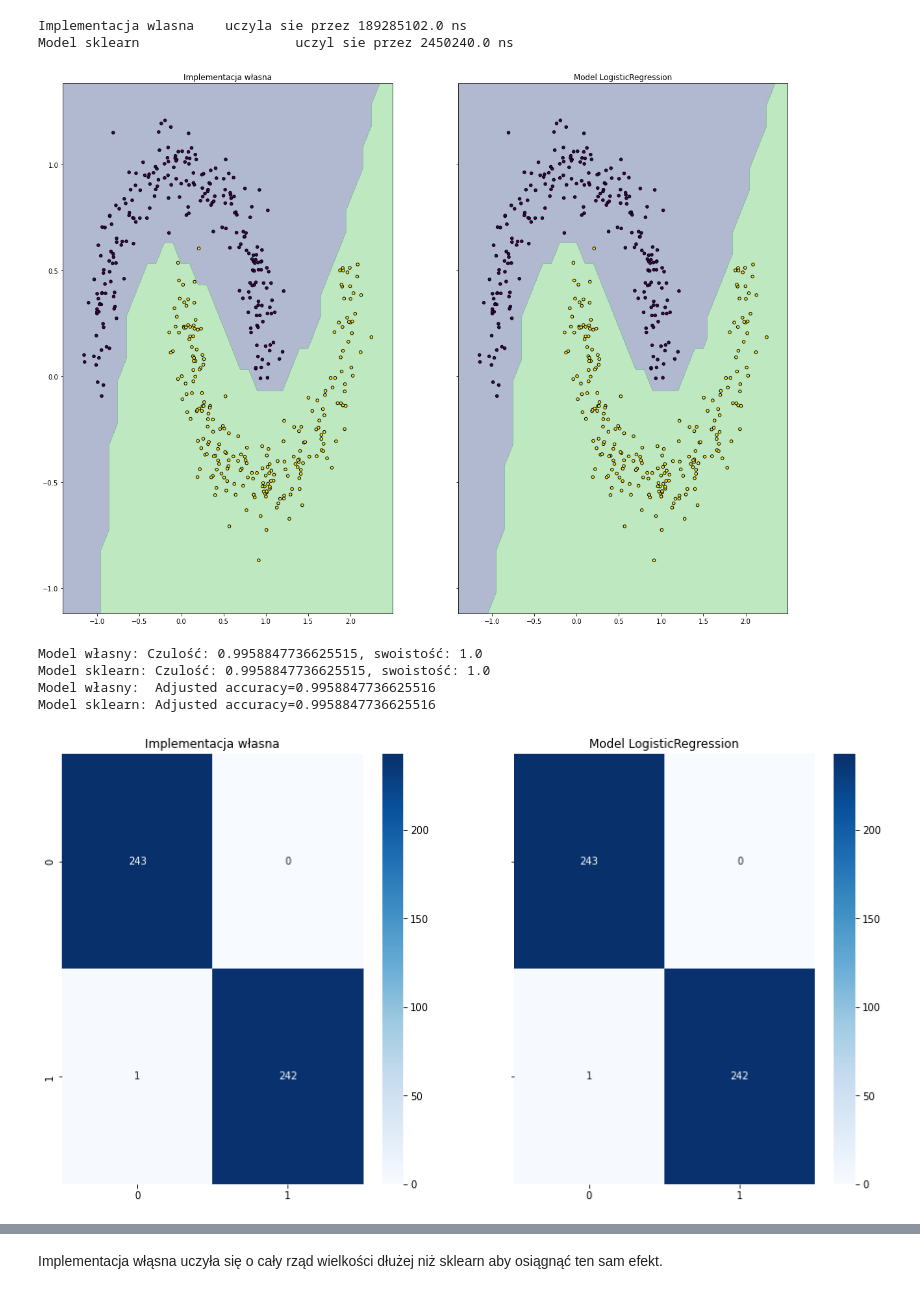
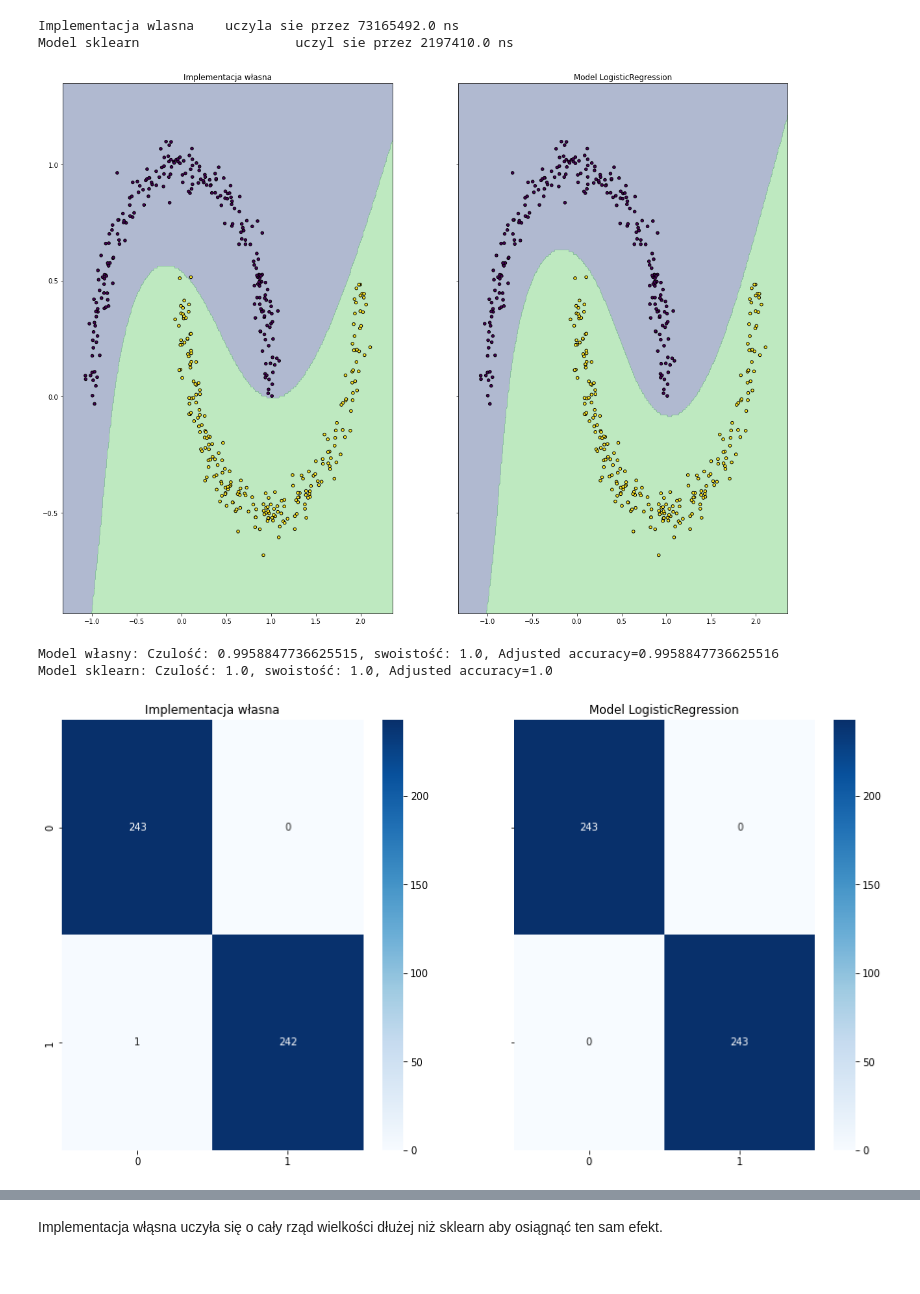
Before and after one commit to DonChaka/PUM, a Jupyter notebook: 3.RegresjaLogistyczna/3RegresjaLogistyczna.ipynb, the cells around one changed output, grey strips where cells are left out. Drawn from its saved outputs; the diff is of its cells as text; code cells hidden in the pictures.

```diff
--- a/3.RegresjaLogistyczna/3RegresjaLogistyczna.ipynb
+++ b/3.RegresjaLogistyczna/3RegresjaLogistyczna.ipynb
@@ -4,15 +4,16 @@ from IPython.core.display_functions import display
 from sklearn.datasets import make_classification, make_moons
 import numpy as np
 import matplotlib.pyplot as plt
+from sklearn.dummy import DummyClassifier
 from sklearn.linear_model import RidgeClassifier
 from sklearn.model_selection import train_test_split
 from sklearn.metrics import confusion_matrix, ConfusionMatrixDisplay, classification_report, roc_curve, RocCurveDisplay, auc, roc_auc_score, f1_score, balanced_accuracy_score
-from time import time_ns
+from time import time_ns, time
 import seaborn as sns
 import pandas as pd
 from sklearn.linear_model import LogisticRegression
 from sklearn.preprocessing import PolynomialFeatures, OneHotEncoder
-plt.rcParams["figure.figsize"] = (40,20)
+plt.rcParams["figure.figsize"] = (20,10)
 random_state = 244827
 n_samples = 2427
 # %%
@@ -55,8 +56,8 @@ class MyLogisticRegression:
 
             self.costs.append(cost)
 
-            # if len(self.costs) >= 2 and self.costs[-2] - self.costs[-1] < self.min_cost_diff:
-            #     break
+            if len(self.costs) >= 2 and self.costs[-2] - self.costs[-1] < self.min_cost_diff:
+                break
 
             if len(self.costs) >= 2 and self.costs[-1] > self.costs[-2]:
                 self.learning_rate /= 2
@@ -111,7 +112,7 @@ class PUMData:
 # %%
 def compare_models(data: PUMData, poly_degree=1, use_bias=False, verbose=3):
     my_start = time_ns()
-    my_model = MyLogisticRegression(learning_rate=0.005, max_iter=1000, min_cost_diff=1e-4, cost_function=logistic_cost)
+    my_model = MyLogisticRegression(learning_rate=0.01, max_iter=100, min_cost_diff=1e-4, cost_function=logistic_cost)
     for _ in range(100):
         my_model = MyLogisticRegression(learning_rate=1, max_iter=1000, min_cost_diff=1e-4, cost_function=logistic_cost)
         my_model.fit(data.x_train, data.y_train)
@@ -130,7 +131,7 @@ def compare_models(data: PUMData, poly_degree=1, use_bias=False, verbose=3):
     # if verbose >= 3 and data.x_train.shape[1] == 2:
     x_min, x_max = data.x_test[:, 0].min() - 0.25, data.x_test[:, 0].max() + 0.25
     y_min, y_max = data.x_test[:, 1].min() - 0.25, data.x_test[:, 1].max() + 0.25
-    xx, yy = np.meshgrid(np.arange(x_min, x_max, 0.1), np.arange(y_min, y_max, 0.1))
+    xx, yy = np.meshgrid(np.arange(x_min, x_max, 0.01), np.arange(y_min, y_max, 0.01))
     mesh_data = np.c_[xx.ravel(), yy.ravel()]
 
     if poly_degree > 1:
@@ -164,12 +165,12 @@ def compare_models(data: PUMData, poly_degree=1, use_bias=False, verbose=3):
     specifity_an = cm_an[0, 0] / (cm_an[0, 0] + cm_an[0, 1])
 
     if verbose >= 1:
-        print(f'Model własny: Czulość: {sensitivity_an}, swoistość: {specifity_an}')
-        print(f'Model sklearn: Czulość: {sensitivity_sk}, swoistość: {specifity_sk}')
+        print(f'Model własny: Czulość: {sensitivity_an}, swoistość: {specifity_an}, Adjusted accuracy={balanced_accuracy_score(data.y_test, y_an_predicted, adjusted=True)}')
+        print(f'Model sklearn: Czulość: {sensitivity_sk}, swoistość: {specifity_sk}, Adjusted accuracy={balanced_accuracy_score(data.y_test, y_sk_predicted, adjusted=True)}')
 
-    if verbose >= 0.5:
-        print(f'Model własny:  Adjusted accuracy={balanced_accuracy_score(data.y_test, y_an_predicted, adjusted=True)}')
-        print(f'Model sklearn: Adjusted accuracy={balanced_accuracy_score(data.y_test, y_sk_predicted, adjusted=True)}')
+    # if verbose >= 0.5:
+    #     print(f'Model własny:  Adjusted accuracy={balanced_accuracy_score(data.y_test, y_an_predicted, adjusted=True)}')
+    #     print(f'Model sklearn: Adjusted accuracy={balanced_accuracy_score(data.y_test, y_sk_predicted, adjusted=True)}')
 
     if verbose >= 2:
         f, axarr = plt.subplots(1, 2, sharex="col", sharey="row", figsize=(15, 8))
@@ -210,14 +209,12 @@ Model sklearn: Adjusted accuracy=0.761346700989026
 # %%
-data_moons = PUMData(make_moons(n_samples=n_samples, noise=0.1, random_state=random_state))
+data_moons = PUMData(make_moons(n_samples=n_samples, noise=0.05, random_state=random_state))
 # data_moons.normalize()
 data_moons.make_polynomial(poly_degree=3)
 compare_models(data_moons, poly_degree=3, use_bias=False)
 # %% [output]
-Implementacja wlasna    uczyla sie przez 189285102.0 ns
-Model sklearn                    uczyl sie przez 2450240.0 ns
+Implementacja wlasna    uczyla sie przez 73165492.0 ns
+Model sklearn                    uczyl sie przez 2197410.0 ns
-[figure, old version]
+[figure, new version]
-Model własny: Czulość: 0.9958847736625515, swoistość: 1.0
-Model sklearn: Czulość: 0.9958847736625515, swoistość: 1.0
-Model własny:  Adjusted accuracy=0.9958847736625516
-Model sklearn: Adjusted accuracy=0.9958847736625516
+Model własny: Czulość: 0.9958847736625515, swoistość: 1.0, Adjusted accuracy=0.9958847736625516
+Model sklearn: Czulość: 1.0, swoistość: 1.0, Adjusted accuracy=1.0
 [figure]
```
Also changed, not shown: parts of 15 cells of this notebook.
